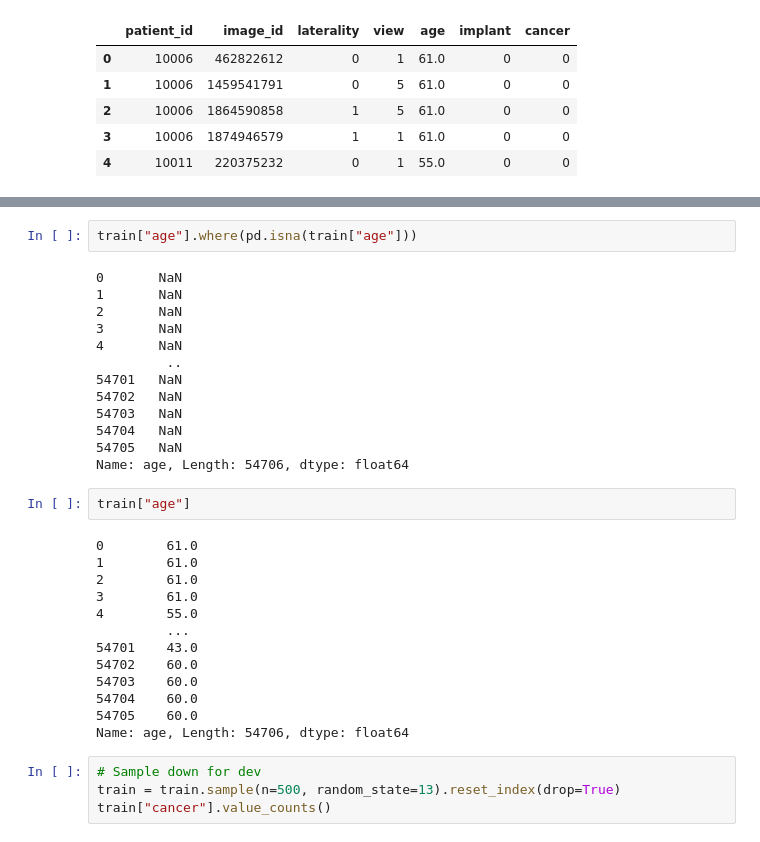
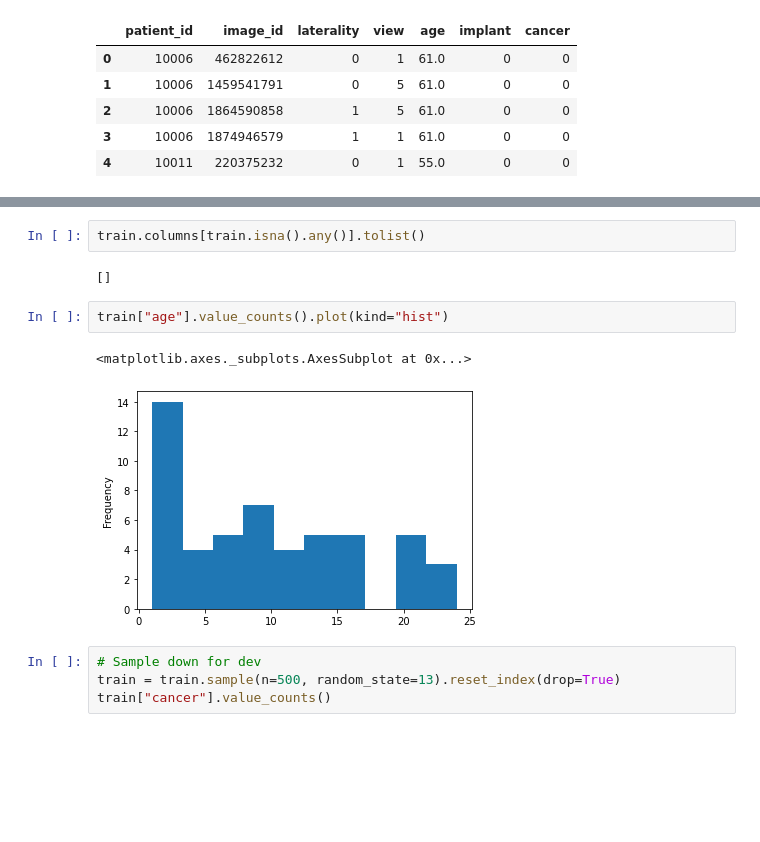
Before and after one commit to cartmarsh/MachineLearning1, a Jupyter notebook: breast_cancer_kaggle.ipynb, the cells around one changed output, grey strips where cells are left out. Drawn from its saved outputs; the diff is of its cells as text; blank space fills up the shorter version.

```diff
--- a/breast_cancer_kaggle.ipynb
+++ b/breast_cancer_kaggle.ipynb
@@ -203,36 +187,15 @@ Try using .loc[row_indexer,col_indexer] = value instead
 
 See the caveats in the documentation: https://pandas.pydata.org/pandas-docs/stable/user_guide/indexing.html#returning-a-view-versus-a-copy
   train['age'] = train['age'].fillna(58)
-# %%
-train["age"].where(pd.isna(train["age"]))
-# %% [output]
-0       NaN
-1       NaN
-2       NaN
-3       NaN
-4       NaN
-         ..
-54701   NaN
-54702   NaN
-54703   NaN
-54704   NaN
-54705   NaN
-Name: age, Length: 54706, dtype: float64
+# %%
+train.columns[train.isna().any()].tolist()
+# %% [output]
+[]
 # %%
-train["age"]
+train["age"].value_counts().plot(kind="hist")
 # %% [output]
-0        61.0
-1        61.0
-2        61.0
-3        61.0
-4        55.0
-         ...
-54701    43.0
-54702    60.0
-54703    60.0
-54704    60.0
-54705    60.0
-Name: age, Length: 54706, dtype: float64
+<matplotlib.axes._subplots.AxesSubplot at 0x...>
+[figure, added]
 # %%
 # Sample down for dev
 train = train.sample(n=500, random_state=13).reset_index(drop=True)
```
Also changed, not shown: parts of 12 cells of this notebook.
